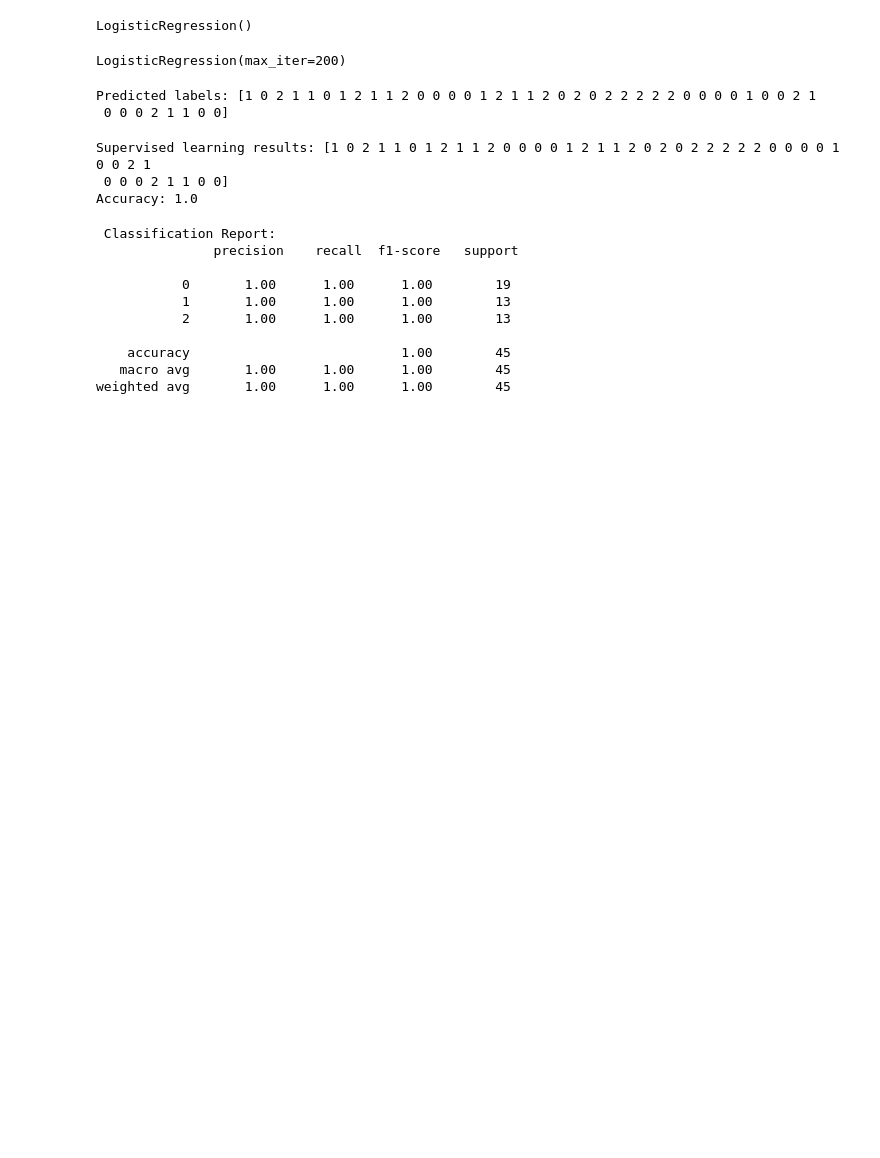
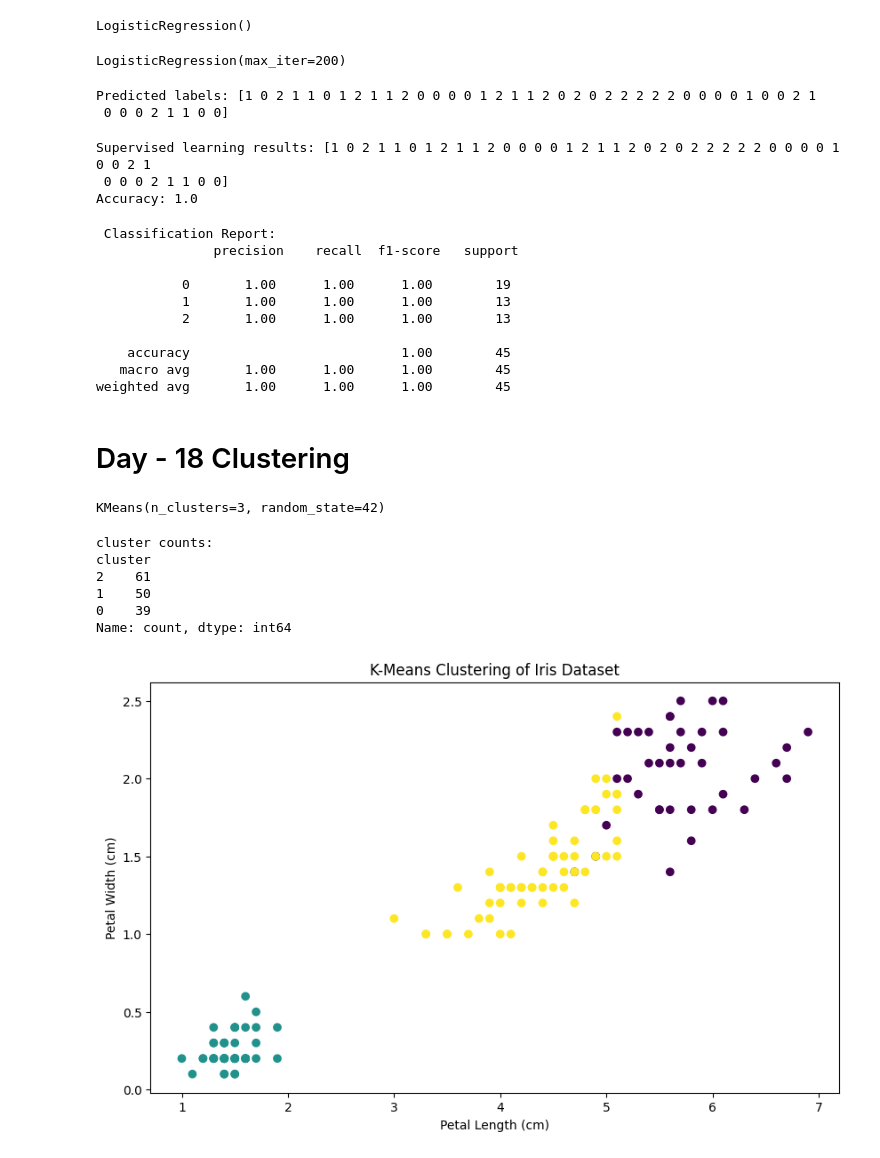
Before and after one commit to balkrishna-16/Datascience-in-Python, a Jupyter notebook: day17.ipynb, the cells around one changed output. Saved outputs shown, nothing was run; the diff lists cells and outputs as text; code cells hidden in the pictures; blank space fills up the shorter version.

```diff
--- a/day17.ipynb
+++ b/day17.ipynb
@@ -184,3 +185,32 @@ print("\n Classification Report:\n", classification_report(y_test, y_pred))
     accuracy                           1.00        45
    macro avg       1.00      1.00      1.00        45
 weighted avg       1.00      1.00      1.00        45
+# %% [markdown]
+# Day - 18 Clustering
+# %%
+#k-means clustering
+kmeans = KMeans(n_clusters=3, random_state=42)
+kmeans.fit(x)
+# %% [output]
+KMeans(n_clusters=3, random_state=42)
+# %%
+df["cluster"] = kmeans.labels_
+print("cluster counts:")
+print(df["cluster"].value_counts())
+# %% [output]
+cluster counts:
+cluster
+2    61
+1    50
+0    39
+Name: count, dtype: int64
+# %%
+#visualization of clusters
+plt.figure(figsize=(10,6))
+plt.scatter(df["petal length (cm)"], df["petal width (cm)"], c=df["cluster"], cmap="viridis")
+plt.xlabel("Petal Length (cm)")
+plt.ylabel("Petal Width (cm)")
+plt.title("K-Means Clustering of Iris Dataset")
+plt.show()
+# %% [output]
+[figure, added]
```
Also changed, not shown: parts of 1 cell of this notebook, 2 other files.
